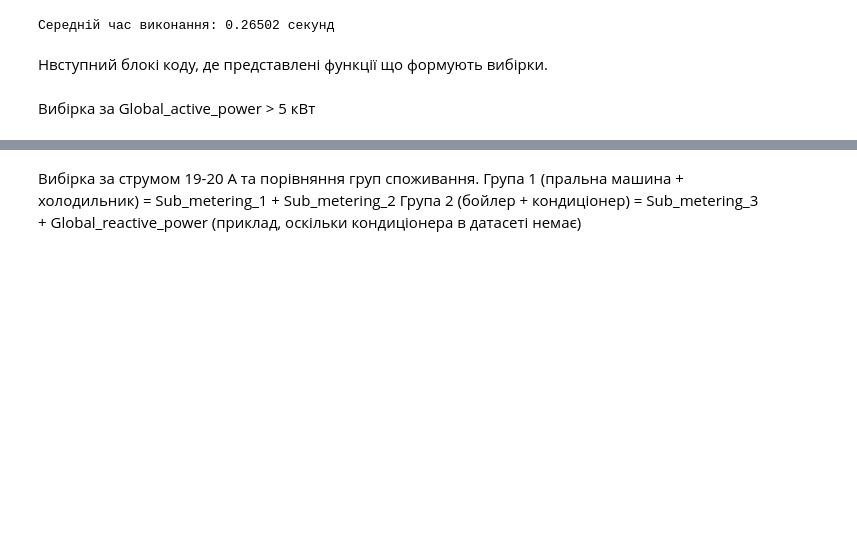
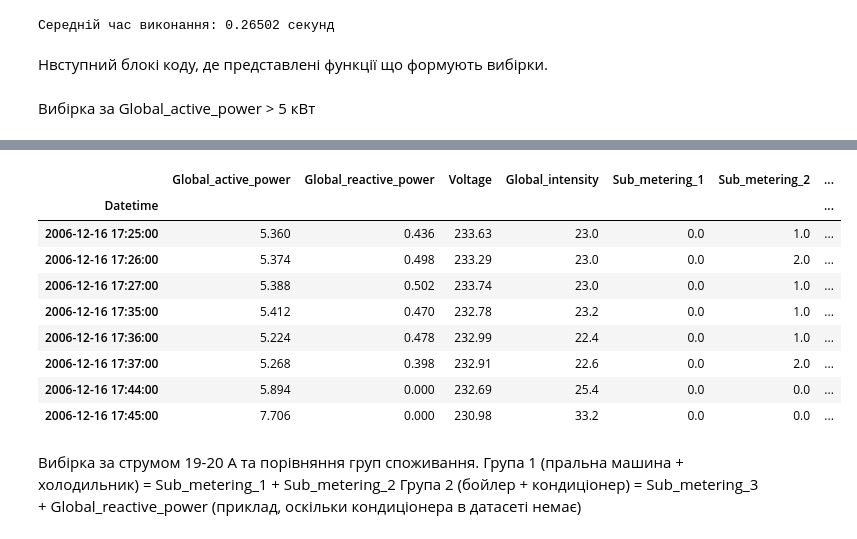
Before and after one commit to ivanmoroz070707/Special-Programming-Sections.-Lab-Work, a Jupyter notebook: Lab_1/lab1_pert_2.ipynb, the cells around one changed output, grey strips where cells are left out. Cells and saved outputs as stored; diff of their text form; code cells hidden in the pictures; blank space fills up the shorter version.

```diff
--- a/Lab_1/lab1_pert_2.ipynb
+++ b/Lab_1/lab1_pert_2.ipynb
@@ -112,5 +112,6 @@ def filter_active_power(df, threshold=5):
     """Обрати записи, де Global_active_power перевищує threshold кВт"""
     return df[df['Global_active_power'] > threshold]
 df_filtered = filter_active_power(df)
-print(df_filtered)
+df_filtered.head(8)
+#print(df_filtered)
 # %% [output]
@@ -134,3 +118,13 @@ Datetime
+|  | Global_active_power | Global_reactive_power | Voltage | Global_intensity | Sub_metering_1 | Sub_metering_2 | ... |
+| Datetime |  |  |  |  |  |  | ... |
+| 2006-12-16 17:25:00 | 5.360 | 0.436 | 233.63 | 23.0 | 0.0 | 1.0 | ... |
+| 2006-12-16 17:26:00 | 5.374 | 0.498 | 233.29 | 23.0 | 0.0 | 2.0 | ... |
+| 2006-12-16 17:27:00 | 5.388 | 0.502 | 233.74 | 23.0 | 0.0 | 1.0 | ... |
+| 2006-12-16 17:35:00 | 5.412 | 0.470 | 232.78 | 23.2 | 0.0 | 1.0 | ... |
+| 2006-12-16 17:36:00 | 5.224 | 0.478 | 232.99 | 22.4 | 0.0 | 1.0 | ... |
+| 2006-12-16 17:37:00 | 5.268 | 0.398 | 232.91 | 22.6 | 0.0 | 2.0 | ... |
+| 2006-12-16 17:44:00 | 5.894 | 0.000 | 232.69 | 25.4 | 0.0 | 0.0 | ... |
+| 2006-12-16 17:45:00 | 7.706 | 0.000 | 230.98 | 33.2 | 0.0 | 0.0 | ... |
 # %% [markdown]
 Вибірка за струмом 19-20 А та порівняння груп споживання.
 Група 1 (пральна машина + холодильник) = Sub_metering_1 + Sub_metering_2
```
Also changed, not shown: parts of 6 cells of this notebook.
